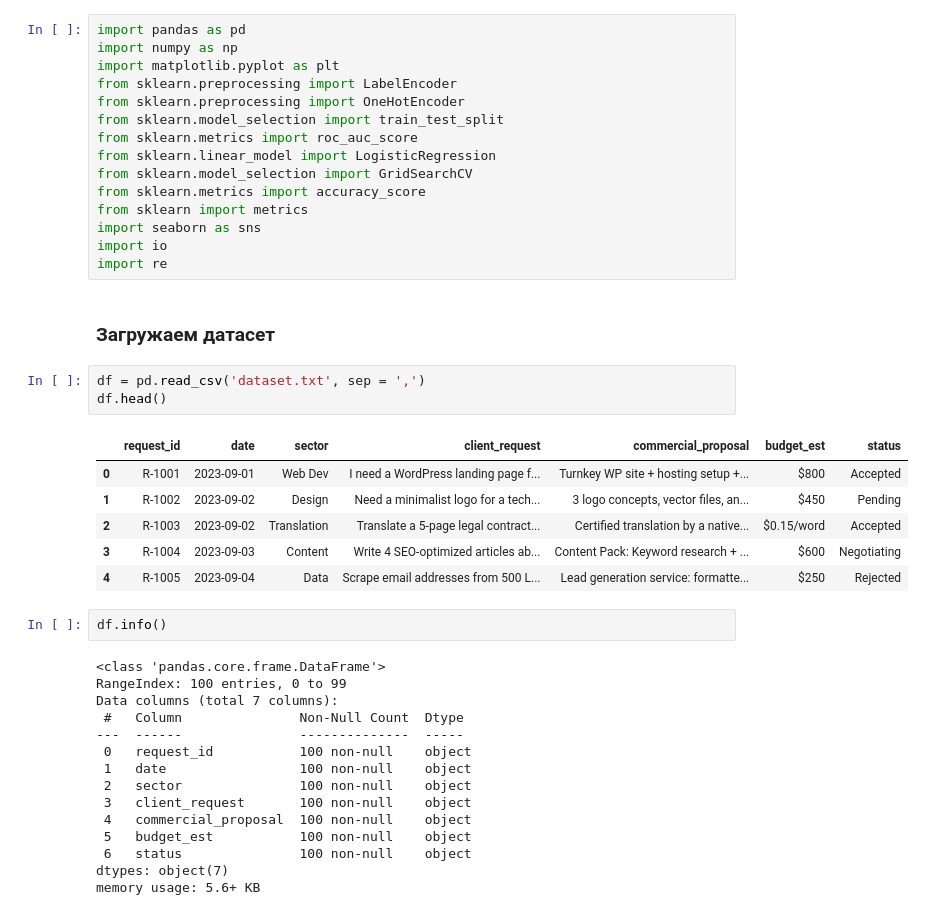
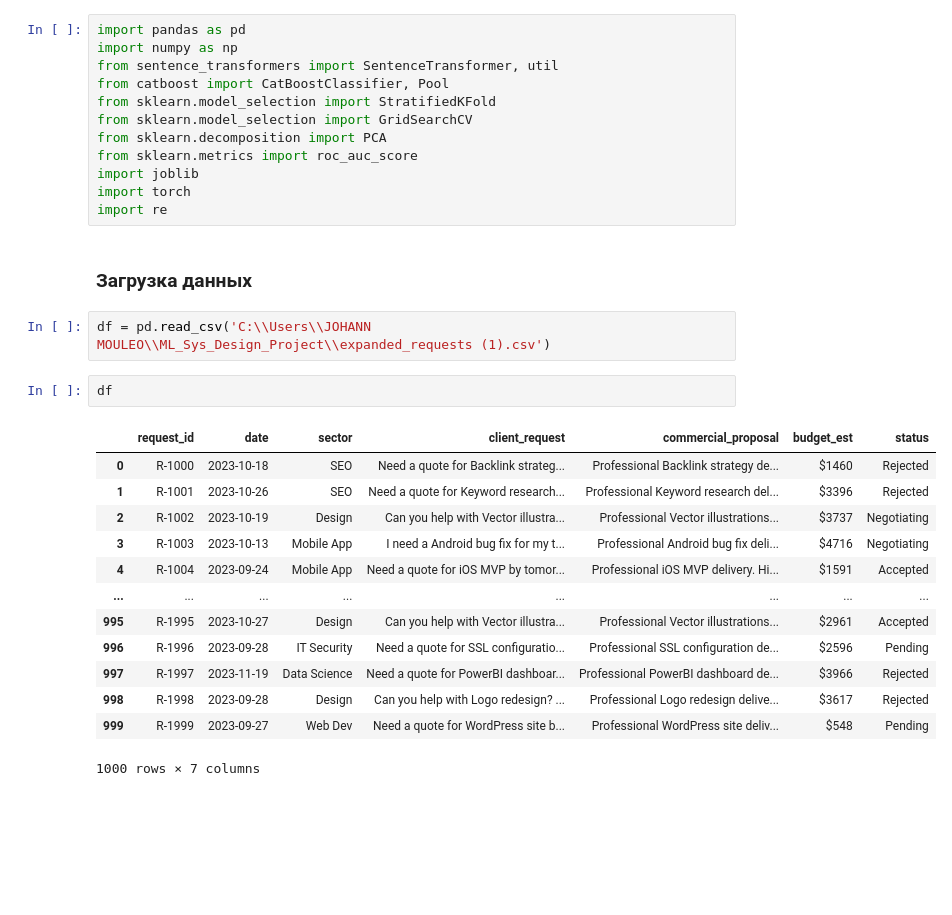
Before and after one commit to Johannmbo/ML_Sys_Design_Project, a Jupyter notebook: MVP.ipynb, the cells around one changed output. Saved outputs shown, nothing was run; the diff lists cells and outputs as text; blank space fills up the shorter version.

```diff
--- a/MVP.ipynb
+++ b/MVP.ipynb
@@ -3,44 +25,32 @@
 # %%
 import pandas as pd
 import numpy as np
-import matplotlib.pyplot as plt
-from sklearn.preprocessing import LabelEncoder
-from sklearn.preprocessing import OneHotEncoder
-from sklearn.model_selection import train_test_split
+from sentence_transformers import SentenceTransformer, util
+from catboost import CatBoostClassifier, Pool
+from sklearn.model_selection import StratifiedKFold
+from sklearn.model_selection import GridSearchCV
+from sklearn.decomposition import PCA
 from sklearn.metrics import roc_auc_score
-from sklearn.linear_model import LogisticRegression
-from sklearn.model_selection import GridSearchCV
-from sklearn.metrics import accuracy_score
-from sklearn import metrics
-import seaborn as sns
-import io
+import joblib
+import torch
 import re
-# %% [markdown]
-### Загружаем датасет
-# %%
-df = pd.read_csv('dataset.txt', sep = ',')
-df.head()
-# %% [output]
-|  | request_id | date | sector | client_request | commercial_proposal | budget_est | status |
-| 0 | R-1001 | 2023-09-01 | Web Dev | I need a WordPress landing page f... | Turnkey WP site + hosting setup +... | $800 | Accepted |
-| 1 | R-1002 | 2023-09-02 | Design | Need a minimalist logo for a tech... | 3 logo concepts, vector files, an... | $450 | Pending |
-| 2 | R-1003 | 2023-09-02 | Translation | Translate a 5-page legal contract... | Certified translation by a native... | $0.15/word | Accepted |
-| 3 | R-1004 | 2023-09-03 | Content | Write 4 SEO-optimized articles ab... | Content Pack: Keyword research + ... | $600 | Negotiating |
-| 4 | R-1005 | 2023-09-04 | Data | Scrape email addresses from 500 L... | Lead generation service: formatte... | $250 | Rejected |
+# %% [markdown]
+### Загрузка данных
+# %%
+df = pd.read_csv('C:\\Users\\JOHANN MOULEO\\ML_Sys_Design_Project\\expanded_requests (1).csv')
 # %%
-df.info()
+df
 # %% [output]
+|  | request_id | date | sector | client_request | commercial_proposal | budget_est | status |
+| 0 | R-1000 | 2023-10-18 | SEO | Need a quote for Backlink strateg... | Professional Backlink strategy de... | $1460 | Rejected |
+| 1 | R-1001 | 2023-10-26 | SEO | Need a quote for Keyword research... | Professional Keyword research del... | $3396 | Rejected |
+| 2 | R-1002 | 2023-10-19 | Design | Can you help with Vector illustra... | Professional Vector illustrations... | $3737 | Negotiating |
+| 3 | R-1003 | 2023-10-13 | Mobile App | I need a Android bug fix for my t... | Professional Android bug fix deli... | $4716 | Negotiating |
+| 4 | R-1004 | 2023-09-24 | Mobile App | Need a quote for iOS MVP by tomor... | Professional iOS MVP delivery. Hi... | $1591 | Accepted |
+| ... | ... | ... | ... | ... | ... | ... | ... |
+| 995 | R-1995 | 2023-10-27 | Design | Can you help with Vector illustra... | Professional Vector illustrations... | $2961 | Accepted |
+| 996 | R-1996 | 2023-09-28 | IT Security | Need a quote for SSL configuratio... | Professional SSL configuration de... | $2596 | Pending |
+| 997 | R-1997 | 2023-11-19 | Data Science | Need a quote for PowerBI dashboar... | Professional PowerBI dashboard de... | $3966 | Rejected |
+| 998 | R-1998 | 2023-09-28 | Design | Can you help with Logo redesign? ... | Professional Logo redesign delive... | $3617 | Rejected |
+| 999 | R-1999 | 2023-09-27 | Web Dev | Need a quote for WordPress site b... | Professional WordPress site deliv... | $548 | Pending |
-<class 'pandas.core.frame.DataFrame'>
-RangeIndex: 100 entries, 0 to 99
-Data columns (total 7 columns):
- #   Column               Non-Null Count  Dtype
----  ------               --------------  -----
- 0   request_id           100 non-null    object
- 1   date                 100 non-null    object
- 2   sector               100 non-null    object
- 3   client_request       100 non-null    object
- 4   commercial_proposal  100 non-null    object
- 5   budget_est           100 non-null    object
- 6   status               100 non-null    object
-dtypes: object(7)
-memory usage: 5.6+ KB
+1000 rows × 7 columns
```
Also changed, not shown: parts of 44 cells of this notebook, 17 other files.
